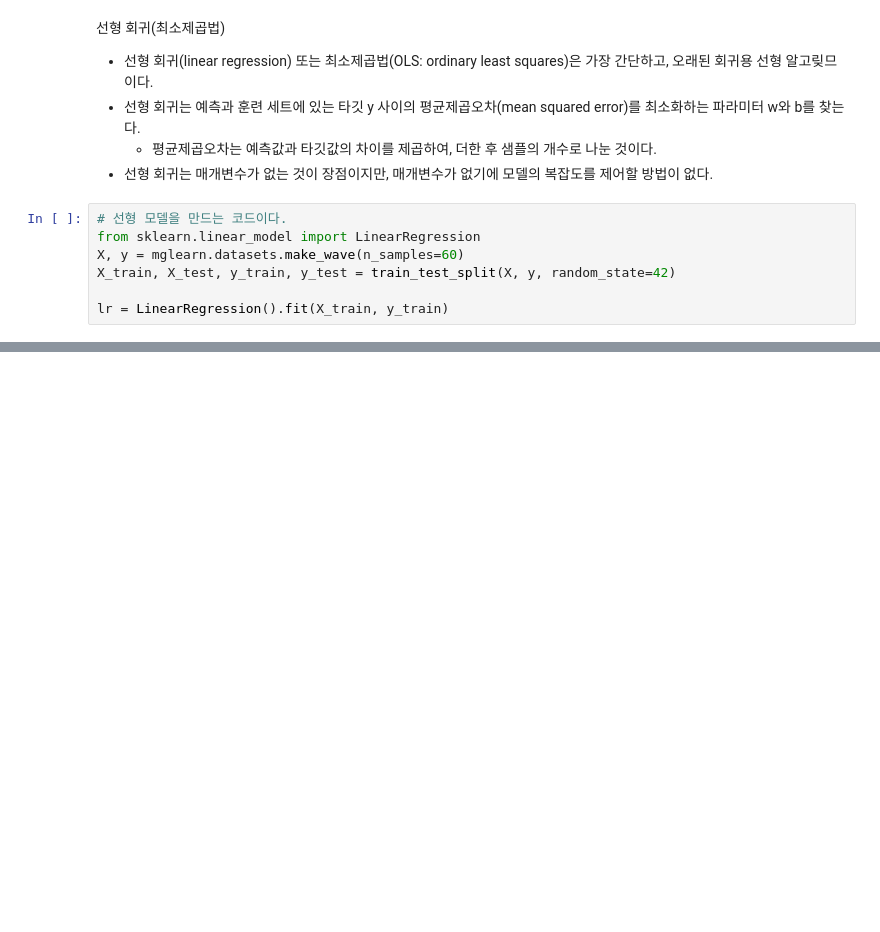
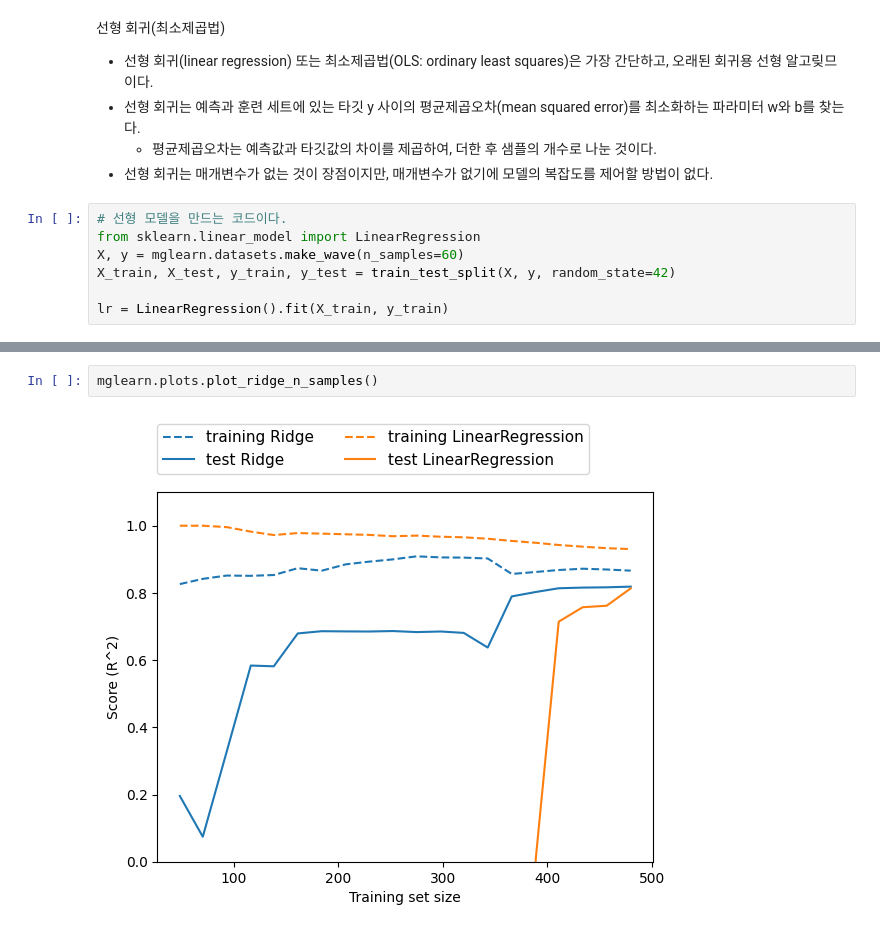
Before and after one commit to kamja44/MLTIL, a Jupyter notebook: ScikitLearnWithPython/Chap2/지도학습.ipynb, the cells around one changed output, grey strips where cells are left out. Cells and saved outputs as stored; diff of their text form; blank space fills up the shorter version.

```diff
--- a/ScikitLearnWithPython/Chap2/지도학습.ipynb
+++ b/ScikitLearnWithPython/Chap2/지도학습.ipynb
@@ -337,0 +423,4 @@ lr = LinearRegression().fit(X_train, y_train)
+# %%
+mglearn.plots.plot_ridge_n_samples()
+# %% [output]
+[figure, added]
```
Also changed, not shown: parts of 26 cells of this notebook.
